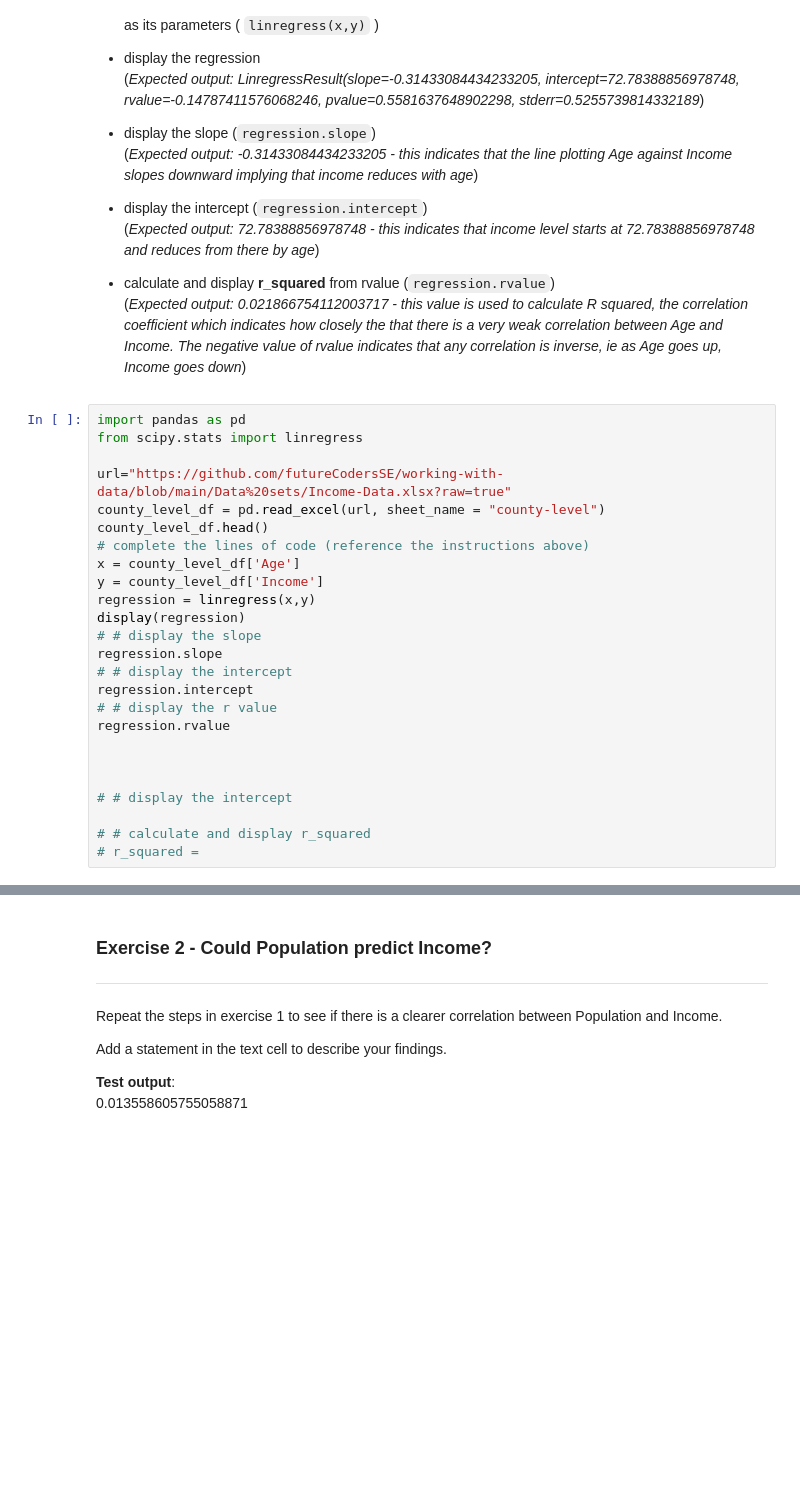
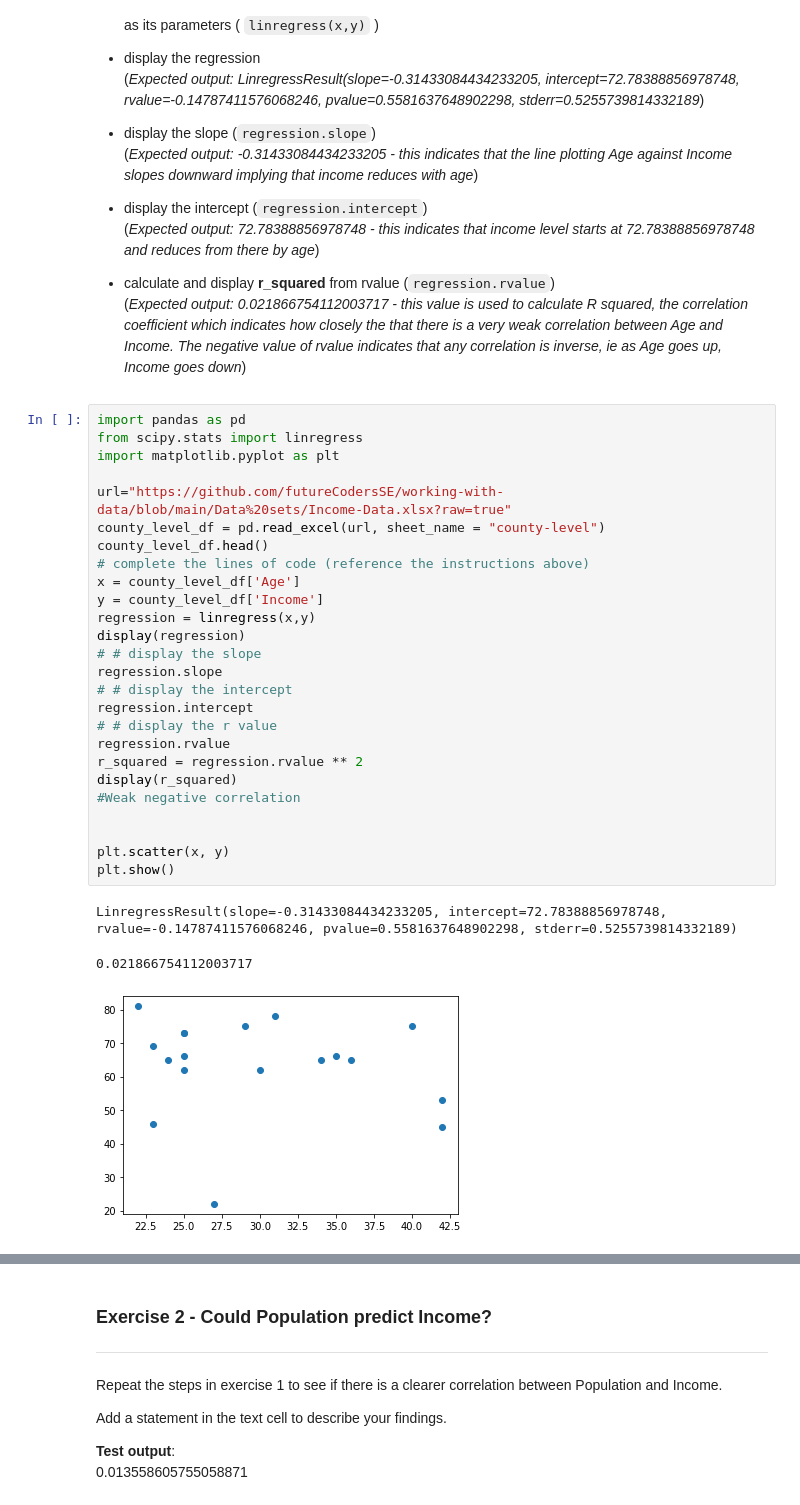
Before and after one commit to Jojomaque/DataScience, a Jupyter notebook: Jojo_Correlation_and_visualisation.ipynb, the cells around one changed output, grey strips where cells are left out. Drawn from its saved outputs; the diff is of its cells as text; blank space fills up the shorter version.

```diff
--- a/Jojo_Correlation_and_visualisation.ipynb
+++ b/Jojo_Correlation_and_visualisation.ipynb
@@ -75,25 +75,30 @@ To do this:
 # %%
 import pandas as pd
 from scipy.stats import linregress
+import matplotlib.pyplot as plt
 
 url="https://github.com/futureCodersSE/working-with-data/blob/main/Data%20sets/Income-Data.xlsx?raw=true"
 county_level_df = pd.read_excel(url, sheet_name = "county-level")
 county_level_df.head()
 # complete the lines of code (reference the instructions above)
 x = county_level_df['Age']
 y = county_level_df['Income']
 regression = linregress(x,y)
 display(regression)
 # # display the slope
 regression.slope
 # # display the intercept
 regression.intercept
 # # display the r value
 regression.rvalue
+r_squared = regression.rvalue ** 2
+display(r_squared)
+#Weak negative correlation
 
 
-
-# # display the intercept
-
-# # calculate and display r_squared
-# r_squared =
+plt.scatter(x, y)
+plt.show()
+# %% [output]
+LinregressResult(slope=-0.31433084434233205, intercept=72.78388856978748, rvalue=-0.14787411576068246, pvalue=0.5581637648902298, stderr=0.5255739814332189)
+0.021866754112003717
+[figure, added]
```
Also changed, not shown: parts of 10 cells of this notebook.
